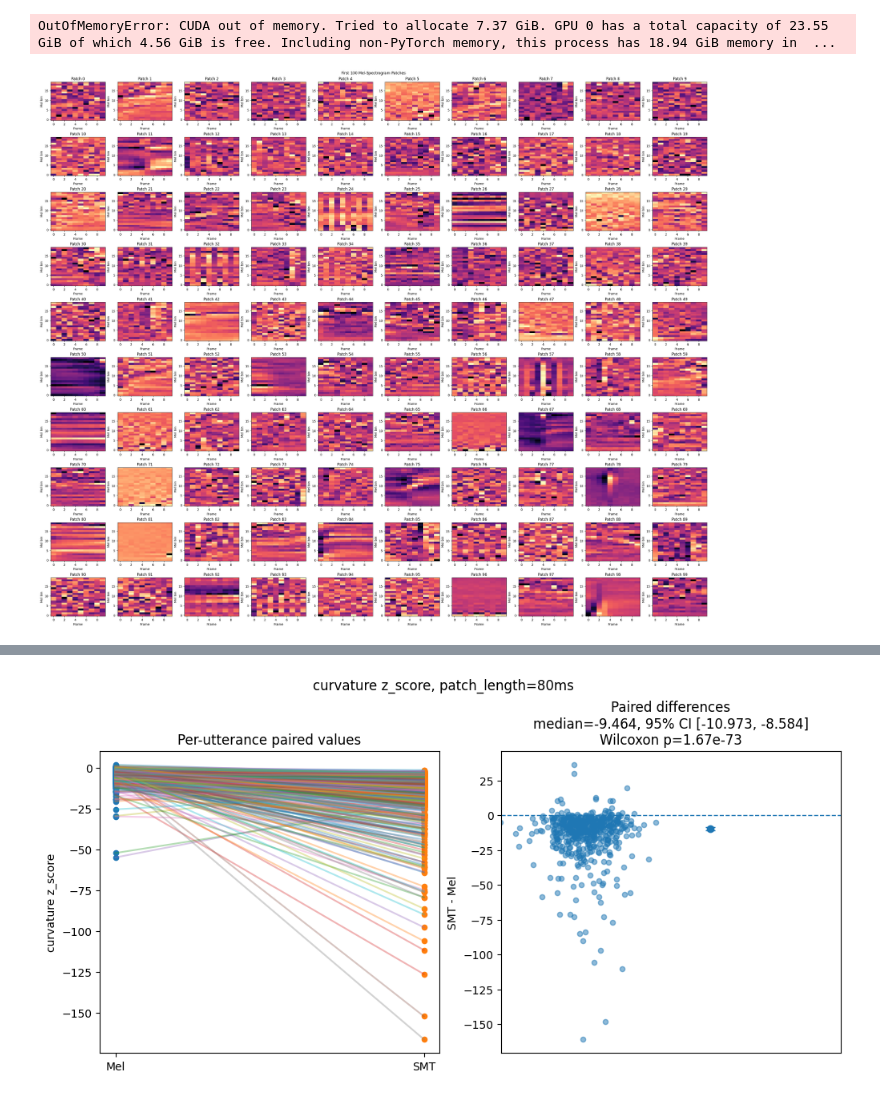
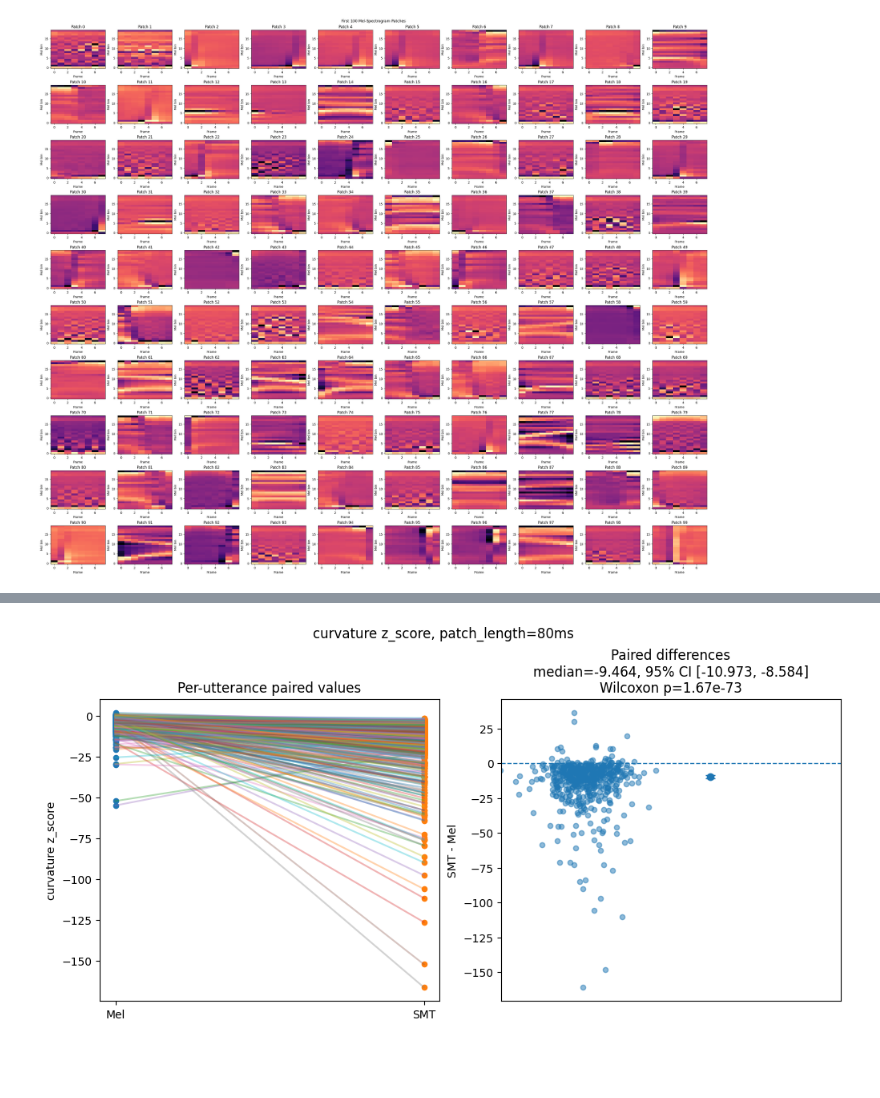
Before and after one commit to zbalkhy/EEC289, a Jupyter notebook: final_project/grid_search.ipynb, the cells around one changed output, grey strips where cells are left out. Cells and saved outputs as stored; diff of their text form; code cells hidden in the pictures; blank space fills up the shorter version.

```diff
--- a/final_project/grid_search.ipynb
+++ b/final_project/grid_search.ipynb
@@ -57,0 +54,5 @@ labels, centroids, inertia, counts = minibatch_kmeans_gpu_vectorized(
+# %%
+norm_patches = np.load("/mnt/data/SMT/norm_patches.npy")
+mean = np.load("/mnt/data/SMT/mean.npy")
+std = np.load("/mnt/data/SMT/std.npy")
+zcaMatrix = np.load("/mnt/data/SMT/zcaMatrix.npy")
@@ -58,2 +106,5 @@ labels, centroids, inertia, counts = minibatch_kmeans_gpu_vectorized(
+# %%
+centroids = np.load('/mnt/data/SMT/clusters.npy')
+centroids = torch.tensor(centroids).to(device)
 # %%
 #centroids = kmeans.cluster_centers_
@@ -63,18 +116,16 @@ RuntimeError: shape '[3000, 20, 30]' is invalid for input of size 300000
 # %%
-k_sparse_coder = TopKSparseCoder(centroids.to(dtype=torch.float32), 16, 100, True, True)
+k_sparse_coder = TopKSparseCoder(centroids.to(dtype=torch.float32), 16, 1000, False, True)
 
-patch_tensor1 = torch.tensor(norm_patches[:200]).to(dtype=torch.float32).to(device)
-sparse_codes1 = k_sparse_coder(patch_tensor1)
+patch_tensor1 = torch.tensor(norm_patches[:10000]).to(dtype=torch.float32).to(device)
+sparse_codes = k_sparse_coder(patch_tensor1)
 
-patch_tensor2 = torch.tensor(norm_patches[200:]).to(dtype=torch.float32).to(device)
-sparse_codes2 = k_sparse_coder(patch_tensor2)
+# patch_tensor2 = torch.tensor(norm_patches[200:]).to(dtype=torch.float32).to(device)
+# sparse_codes2 = k_sparse_coder(patch_tensor2)
-# %% [output]
-OutOfMemoryError: CUDA out of memory. Tried to allocate 7.37 GiB. GPU 0 has a total capacity of 23.55 GiB of which 4.56 GiB is free. Including non-PyTorch memory, this process has 18.94 GiB memory in  ...
 # %%
 values, indices = torch.topk(sparse_codes.sum(0), 100)
 # %%
 centroids = centroids.to(device)
 # %%
-plot_first_n_mel_patches(centroids[indices,:].cpu().reshape(centroids[indices,:].shape[0], 20, 10), 100, cols=10)
+plot_first_n_mel_patches(centroids[indices,:].cpu().reshape(centroids[indices,:].shape[0], 20, 8), 100, cols=10)
 # %% [output]
-[figure, old version]
+[figure, new version]
```
Also changed, not shown: parts of 12 cells of this notebook, 4 other files.
